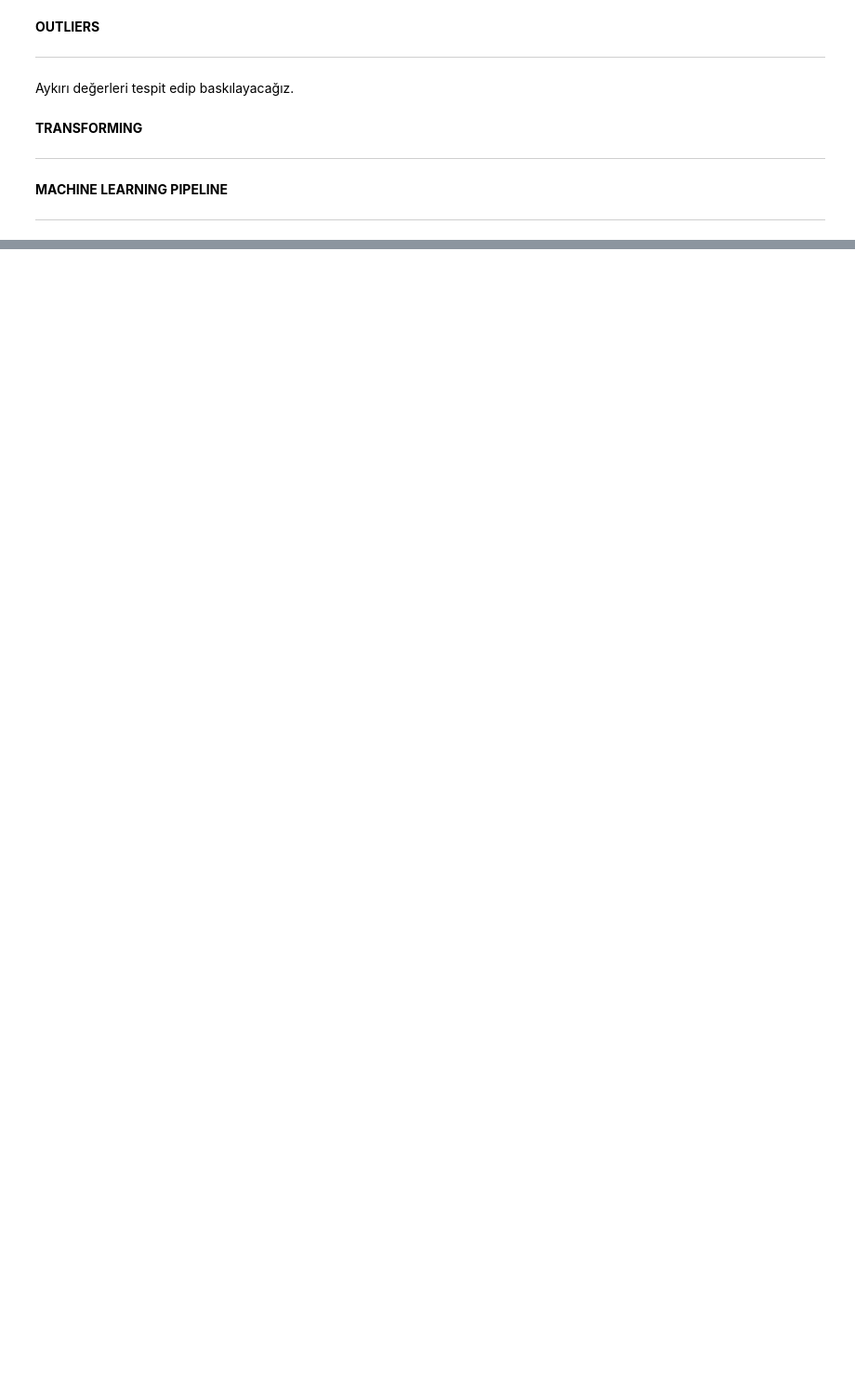
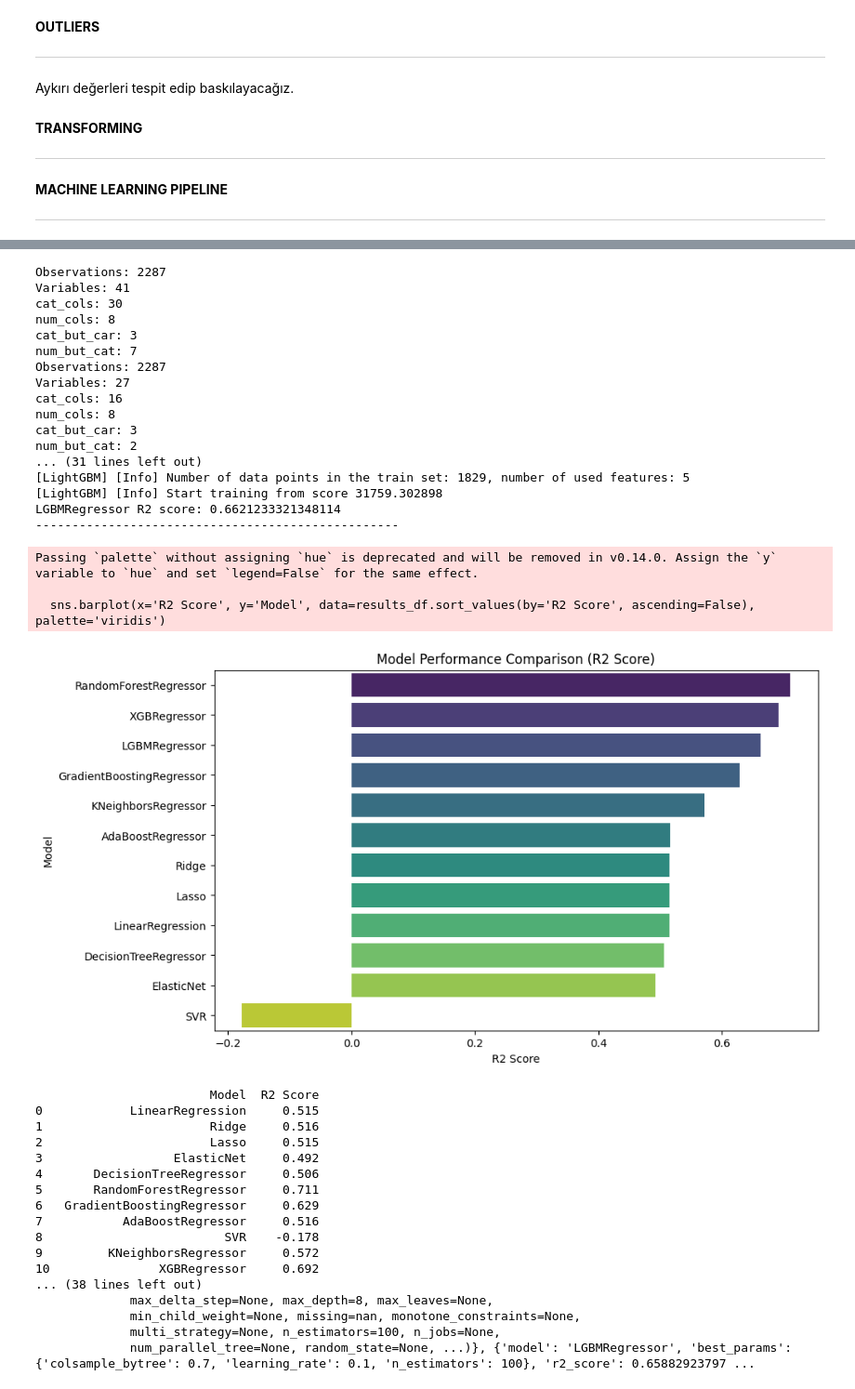
Before and after one commit to berkezkul/HousingPricePrediction--Mining_and_Machine-Learning, a Jupyter notebook: HousingPricePrediction_Istanbul.ipynb, the cells around one changed output, grey strips where cells are left out. Shown at 93% size. Cells and saved outputs as stored; diff of their text form; code cells hidden in the pictures; blank space fills up the shorter version.

```diff
--- a/HousingPricePrediction_Istanbul.ipynb
+++ b/HousingPricePrediction_Istanbul.ipynb
@@ -738,0 +733,66 @@ Passing `palette` without assigning `hue` is deprecated and will be removed in v
+# %%
+def rental_main():
+
+  df = load()
+
+  '''DATA PREPROCESSING'''
+  df = pre_cleaning(df)
+  daily_rental_df, rental_df, df = seperate_houses(df)
+  rental_df = simplify_low_frequency_classes(rental_df)
+  rental_df, X, y, X_scaled = pre_processing(rental_df)
+
+  '''MODEL'''
+  results_df = evaluate_models(rental_df, X_scaled, y)
+  print(results_df)
+
+  model_results = model_and_train(rental_df, X_scaled, y)
+  print(model_results)
+
+  # Eğitim ve test setlerinin oluşturulması
+  X_train, X_test, y_train, y_test = train_test_split(X_scaled, y, test_size=0.2, random_state=42)
+
+  # Sonuçların görselleştirilmesi
+  visualize_results(model_results, X_test, y_test)
+
+  return rental_df, X, y, model_results
+# %%
+rental_df,X,y, model_results = rental_main()
+# %% [output]
+Observations: 2287
+Variables: 41
+cat_cols: 30
+num_cols: 8
+cat_but_car: 3
+num_but_cat: 7
+Observations: 2287
+Variables: 27
+cat_cols: 16
+num_cols: 8
+cat_but_car: 3
+num_but_cat: 2
+... (31 lines left out)
+[LightGBM] [Info] Number of data points in the train set: 1829, number of used features: 5
+[LightGBM] [Info] Start training from score 31759.302898
+LGBMRegressor R2 score: 0.6621233321348114
+--------------------------------------------------
+Passing `palette` without assigning `hue` is deprecated and will be removed in v0.14.0. Assign the `y` variable to `hue` and set `legend=False` for the same effect.
+
+  sns.barplot(x='R2 Score', y='Model', data=results_df.sort_values(by='R2 Score', ascending=False), palette='viridis')
+[figure, added]
+                        Model  R2 Score
+0            LinearRegression     0.515
+1                       Ridge     0.516
+2                       Lasso     0.515
+3                  ElasticNet     0.492
+4       DecisionTreeRegressor     0.506
+5       RandomForestRegressor     0.711
+6   GradientBoostingRegressor     0.629
+7           AdaBoostRegressor     0.516
+8                         SVR    -0.178
+9         KNeighborsRegressor     0.572
+10               XGBRegressor     0.692
+... (38 lines left out)
+             max_delta_step=None, max_depth=8, max_leaves=None,
+             min_child_weight=None, missing=nan, monotone_constraints=None,
+             multi_strategy=None, n_estimators=100, n_jobs=None,
+             num_parallel_tree=None, random_state=None, ...)}, {'model': 'LGBMRegressor', 'best_params': {'colsample_bytree': 0.7, 'learning_rate': 0.1, 'n_estimators': 100}, 'r2_score': 0.65882923797 ...
```
Also changed, not shown: parts of 19 cells of this notebook.
